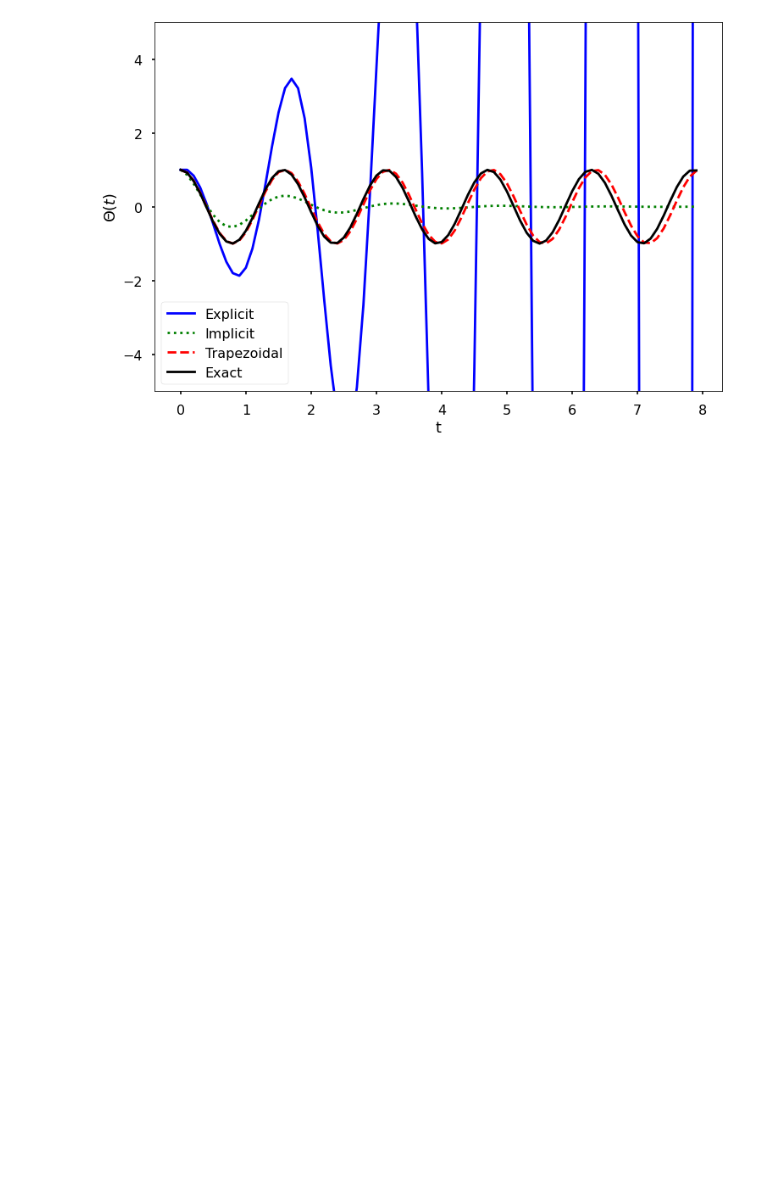
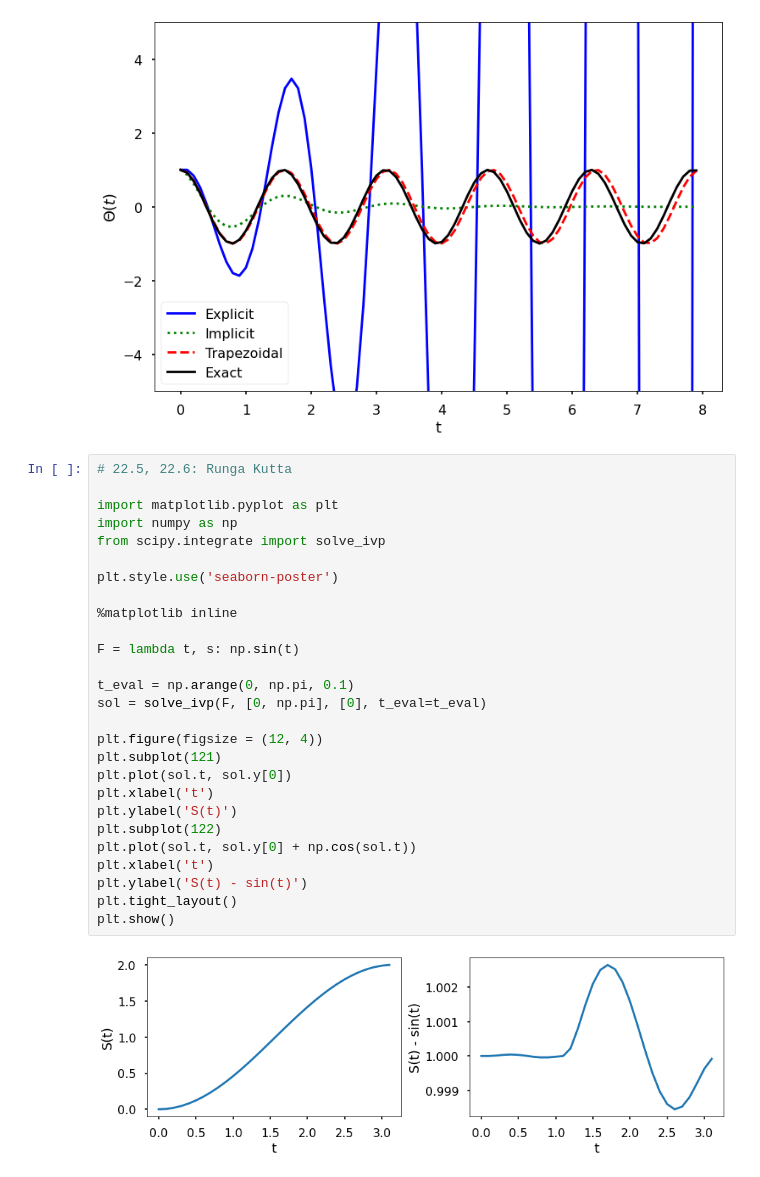
Before and after one commit to mrmaggoo1/MAT421, a Jupyter notebook: ModuleH_22_4,22_5,22_6.ipynb, the cells around one changed output. Drawn from its saved outputs; the diff is of its cells as text; blank space fills up the shorter version.

```diff
--- a/ModuleH_22_4,22_5,22_6.ipynb
+++ b/ModuleH_22_4,22_5,22_6.ipynb
@@ -58,3 +58,32 @@ plt.legend(['Explicit', 'Implicit', \
 plt.show()
 # %% [output]
 [figure]
+# %%
+# 22.5, 22.6: Runga Kutta
+
+import matplotlib.pyplot as plt
+import numpy as np
+from scipy.integrate import solve_ivp
+
+plt.style.use('seaborn-poster')
+
+%matplotlib inline
+
+F = lambda t, s: np.sin(t)
+
+t_eval = np.arange(0, np.pi, 0.1)
+sol = solve_ivp(F, [0, np.pi], [0], t_eval=t_eval)
+
+plt.figure(figsize = (12, 4))
+plt.subplot(121)
+plt.plot(sol.t, sol.y[0])
+plt.xlabel('t')
+plt.ylabel('S(t)')
+plt.subplot(122)
+plt.plot(sol.t, sol.y[0] + np.cos(sol.t))
+plt.xlabel('t')
+plt.ylabel('S(t) - sin(t)')
+plt.tight_layout()
+plt.show()
+# %% [output]
+[figure, added]
```
